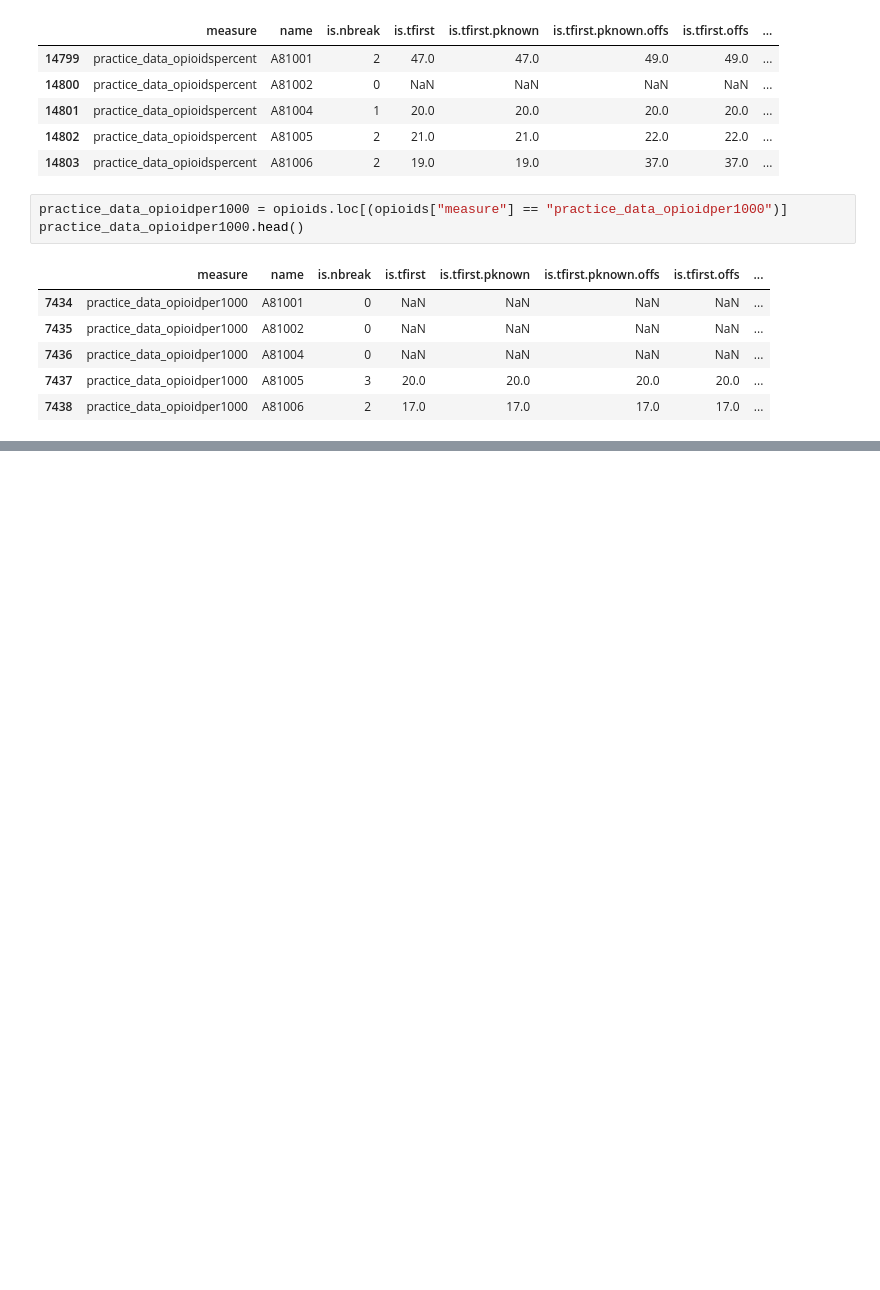
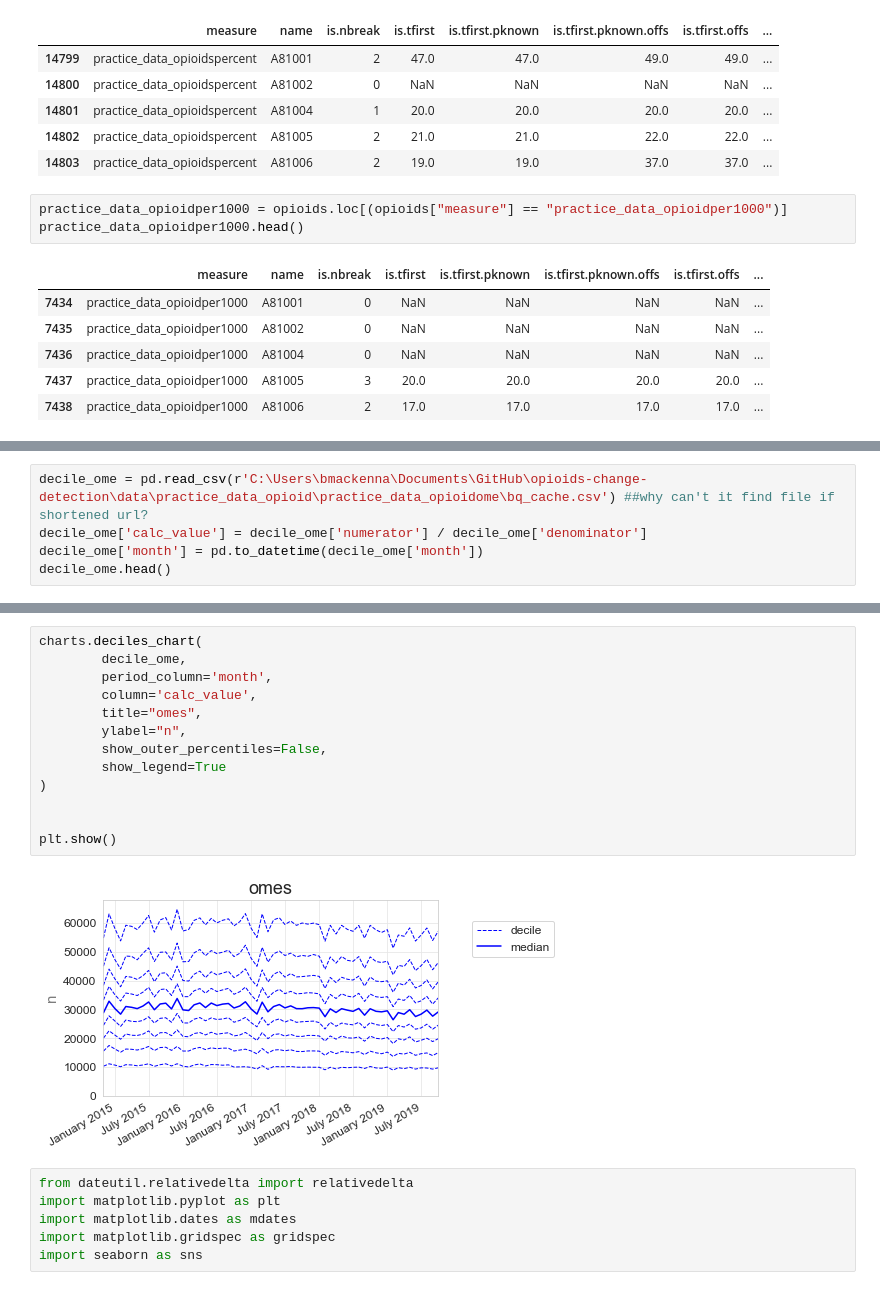
Before and after one commit to ebmdatalab/opioids-change-detection, a Jupyter notebook: practice-opioids-change-detection-analysis.ipynb, the cells around one changed output, grey strips where cells are left out. Cells and saved outputs as stored; diff of their text form; blank space fills up the shorter version.

Commit message:
update opioid change detection
two notebooks committed for CCGs and Practices

```diff
--- a/practice-opioids-change-detection-analysis.ipynb
+++ b/practice-opioids-change-detection-analysis.ipynb
@@ -56,0 +68,5 @@ practice_data_opioidper1000.head()
+# %%
+decile_ome = pd.read_csv(r'C:\Users\bmackenna\Documents\GitHub\opioids-change-detection\data\practice_data_opioid\practice_data_opioidome\bq_cache.csv') ##why can't it find file if shortened url?
+decile_ome['calc_value'] = decile_ome['numerator'] / decile_ome['denominator']
+decile_ome['month'] = pd.to_datetime(decile_ome['month'])
+decile_ome.head()
@@ -56,0 +96,21 @@ practice_data_opioidper1000.head()
+# %%
+charts.deciles_chart(
+        decile_ome,
+        period_column='month',
+        column='calc_value',
+        title="omes",
+        ylabel="n",
+        show_outer_percentiles=False,
+        show_legend=True
+)
+
+
+plt.show()
+# %% [output]
+[figure, added]
+# %%
+from dateutil.relativedelta import relativedelta
+import matplotlib.pyplot as plt
+import matplotlib.dates as mdates
+import matplotlib.gridspec as gridspec
+import seaborn as sns
```
Also changed, not shown: parts of 22 cells of this notebook, 2 other files.
